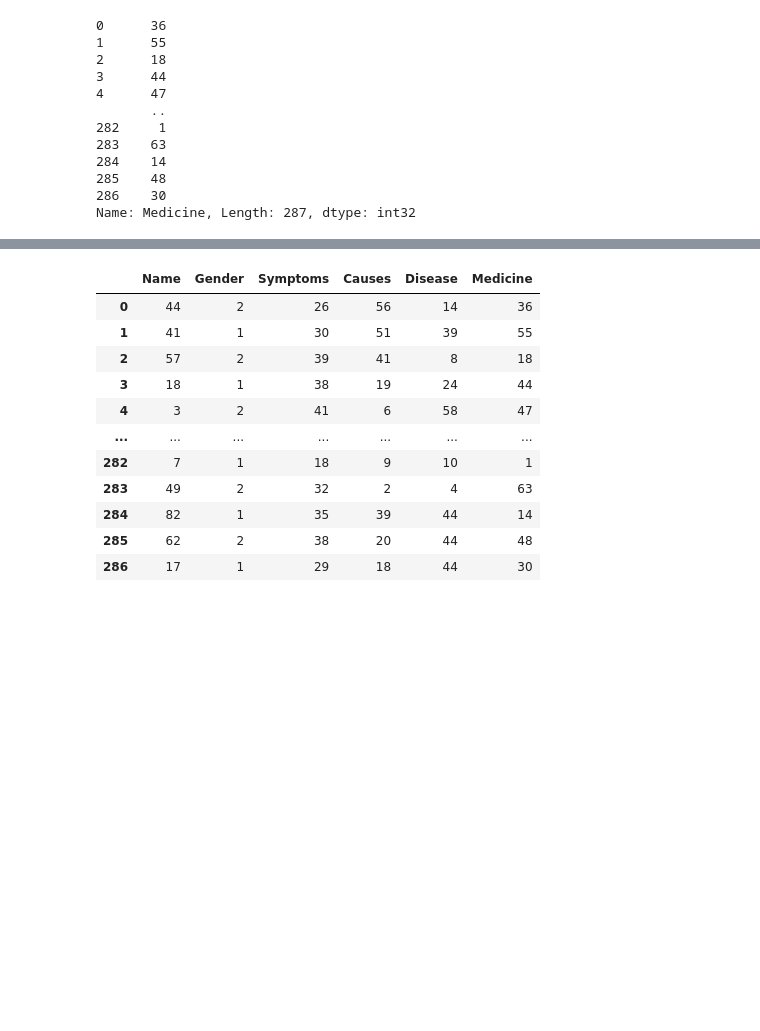
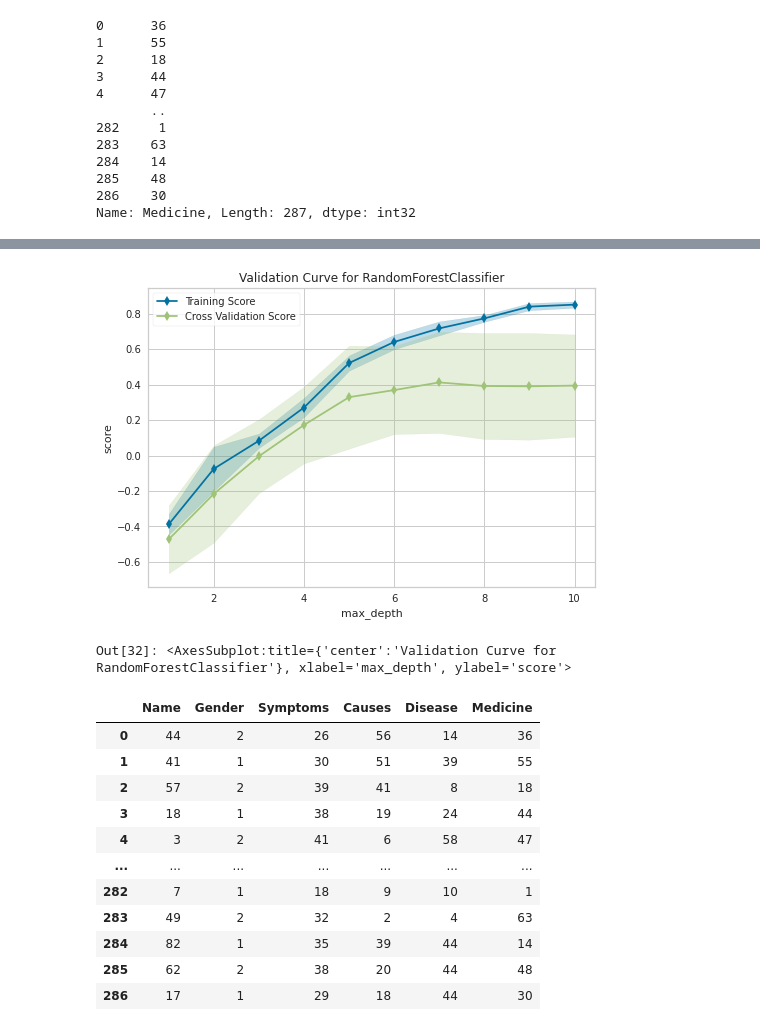
Before and after one commit to CobaltConcrete/Hackomania2024, a Jupyter notebook: frontend/Precision Health (AI Healthcare Automation).ipynb, the cells around one changed output, grey strips where cells are left out. Cells and saved outputs as stored; diff of their text form; code cells hidden in the pictures; blank space fills up the shorter version.

```diff
--- a/frontend/Precision Health (AI Healthcare Automation).ipynb
+++ b/frontend/Precision Health (AI Healthcare Automation).ipynb
@@ -182,3 +226,15 @@ pickle.dump(rf_model, open('rf_model_med.pkl', 'wb'))
+# %%
+viz = ValidationCurve(
+    RandomForestClassifier(), param_name="max_depth",
+    param_range=np.arange(1, 11), cv=10, scoring="r2"
+)
+
+# Fit and show the visualizer
+viz.fit(X, y)
+viz.show()
+# %% [output]
+[figure, added]
+Out[32]: <AxesSubplot:title={'center':'Validation Curve for RandomForestClassifier'}, xlabel='max_depth', ylabel='score'>
 # %%
 # Disease Predictive Modelling
 df
```
Also changed, not shown: parts of 14 cells of this notebook, 32 other files.
